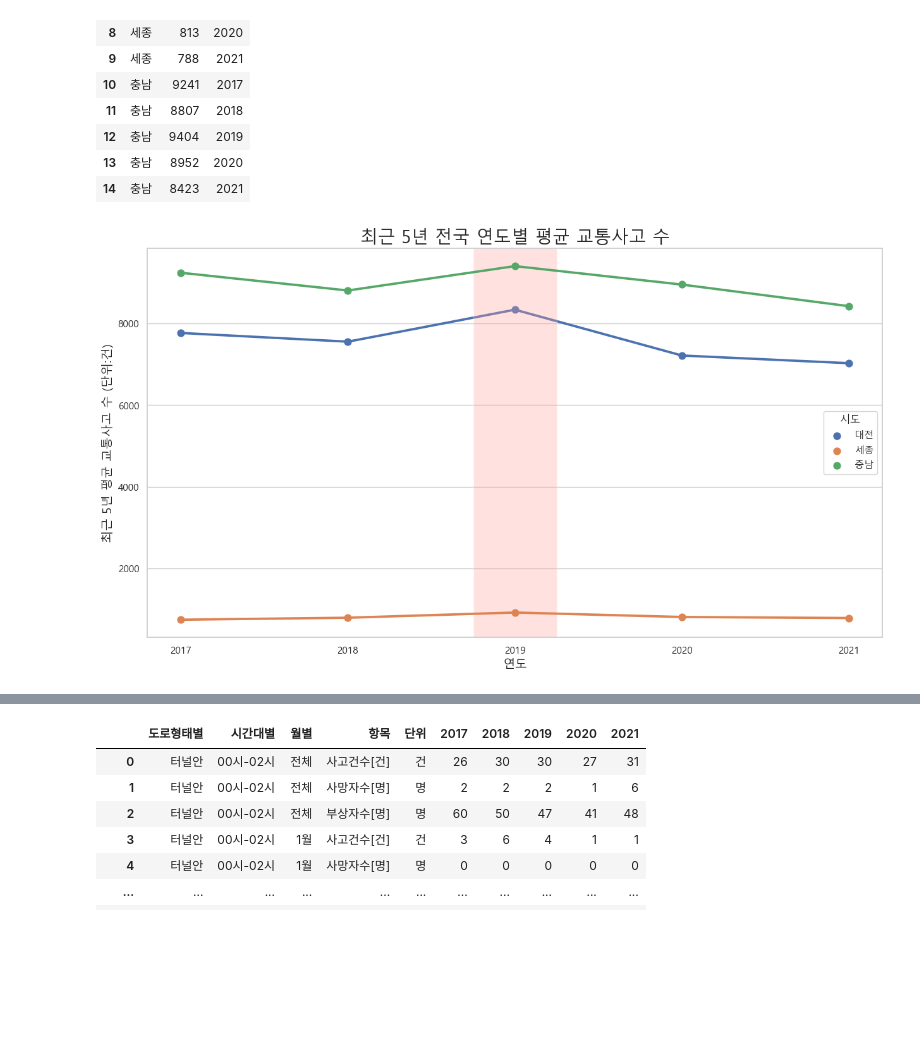
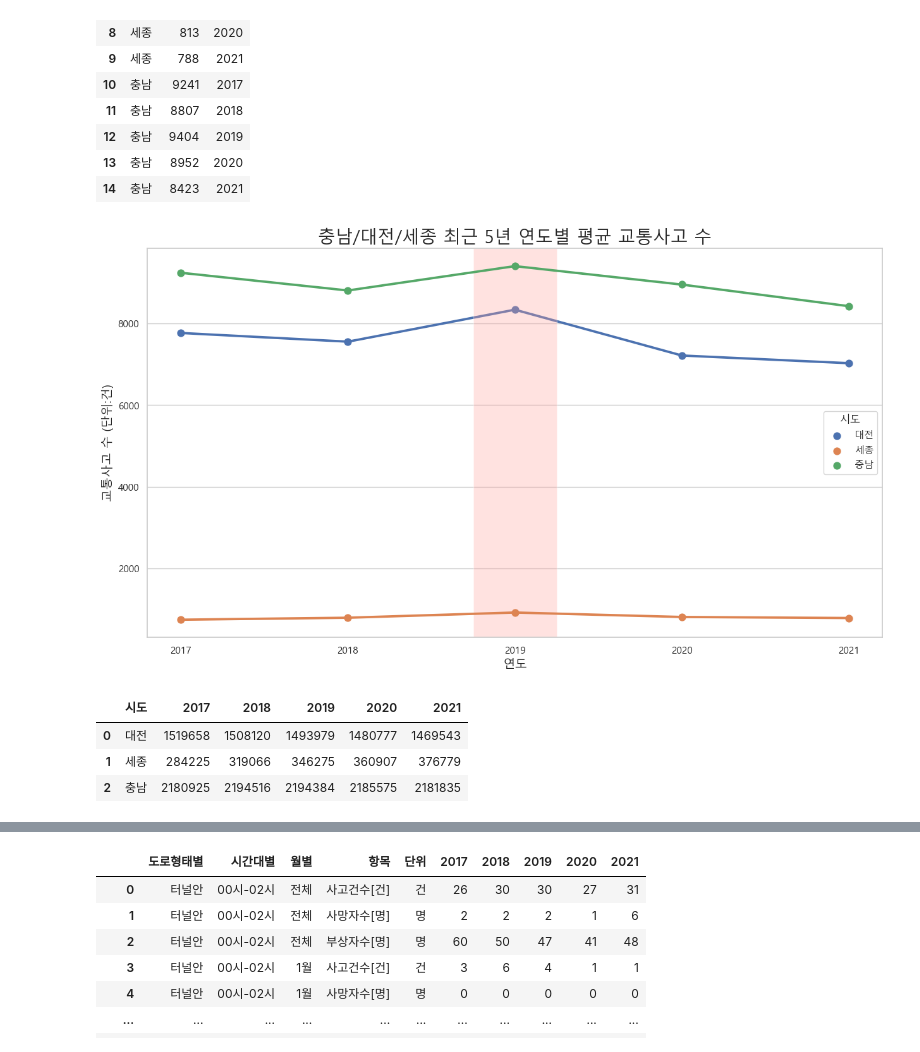
Before and after one commit to C0DE-SAGE/Data-Analysis-Competition, a Jupyter notebook: kosis.ipynb, the cells around one changed output, grey strips where cells are left out. Cells and saved outputs as stored; diff of their text form; code cells hidden in the pictures; blank space fills up the shorter version.

```diff
--- a/kosis.ipynb
+++ b/kosis.ipynb
@@ -297,10 +297,25 @@ tmp_df
 # %%
 fig = plt.gcf()
 sns.pointplot(hue=tmp_df['시도'], y=tmp_df['사건수'],x=tmp_df['년도'])
 plt.axvspan(1.75, 2.25, facecolor='r', alpha=0.3)
 plt.xlabel('연도',fontsize=14)
-plt.ylabel('최근 5년 평균 교통사고 수 (단위:건)',fontsize=14)
-plt.title('최근 5년 전국 연도별 평균 교통사고 수',fontsize=20)
-fig.savefig('./pngs/wide_type_year.png')
+plt.ylabel('교통사고 수 (단위:건)',fontsize=14)
+plt.title('충남/대전/세종 최근 5년 연도별 평균 교통사고 수',fontsize=20)
+fig.savefig('./pngs/kosis_type_year.png')
 # %% [output]
-[figure, old version]
+[figure, new version]
+# %%
+from itertools import chain
+population = pd.read_csv('./data/kosis_data/population.csv', encoding='cp949')
+population=population.iloc[:,chain([0],[x*10+1 for x in range(5)])]
+population.rename(columns={'시·도별(1)':'시도'},inplace=True)
+population=population.loc[population['시도'].isin(['대전','충남','세종'])].reset_index().drop(columns=['index'])
+population=population.astype({'2017':int,'2018':int,'2019':int,'2020':int,'2021':int})
+# mean_y5 = [(population['2017'][x]+population['2018'][x]+population['2019'][x]+population['2020'][x]+population['2021'][x])/5 for x in range(len(population))]
+# population['mean_y5'] = mean_y5
+population
+# %% [output]
+|  | 시도 | 2017 | 2018 | 2019 | 2020 | 2021 |
+| 0 | 대전 | 1519658 | 1508120 | 1493979 | 1480777 | 1469543 |
+| 1 | 세종 | 284225 | 319066 | 346275 | 360907 | 376779 |
+| 2 | 충남 | 2180925 | 2194516 | 2194384 | 2185575 | 2181835 |
```
Also changed, not shown: parts of 9 cells of this notebook, 10 other files.
